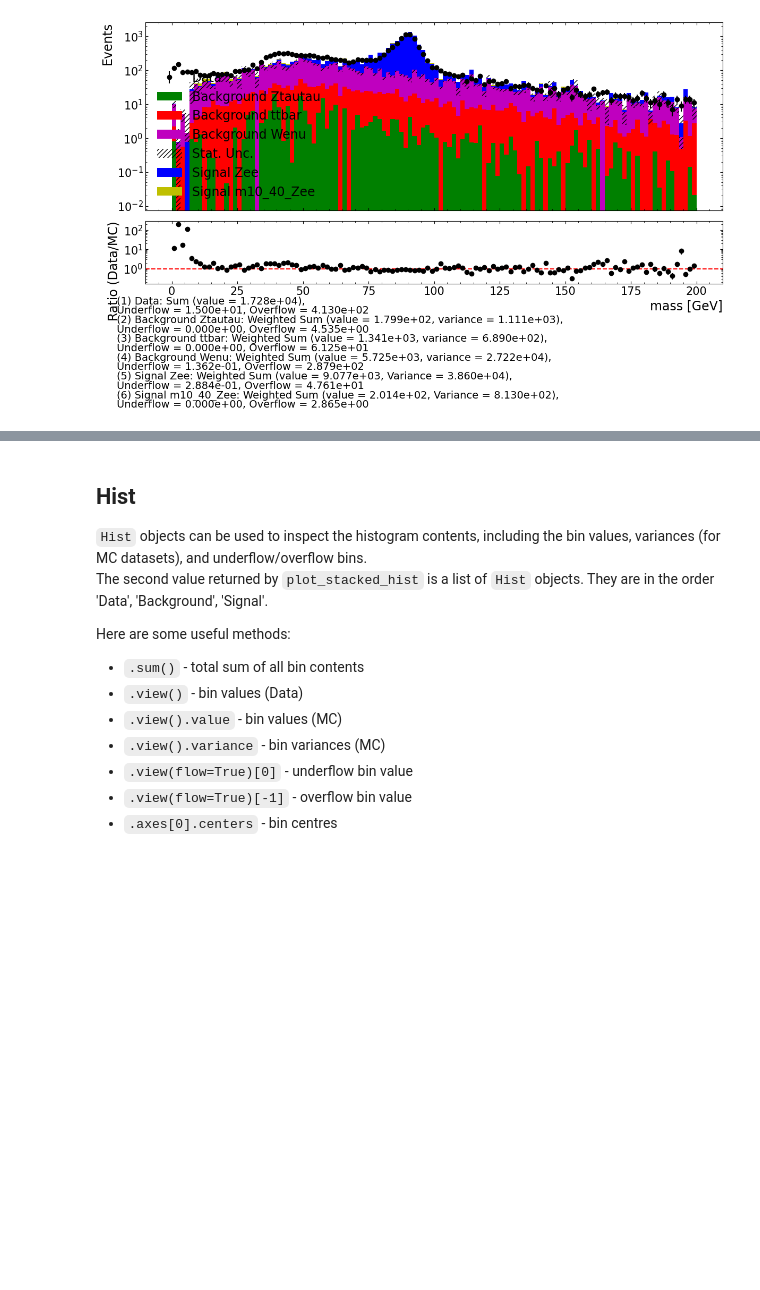
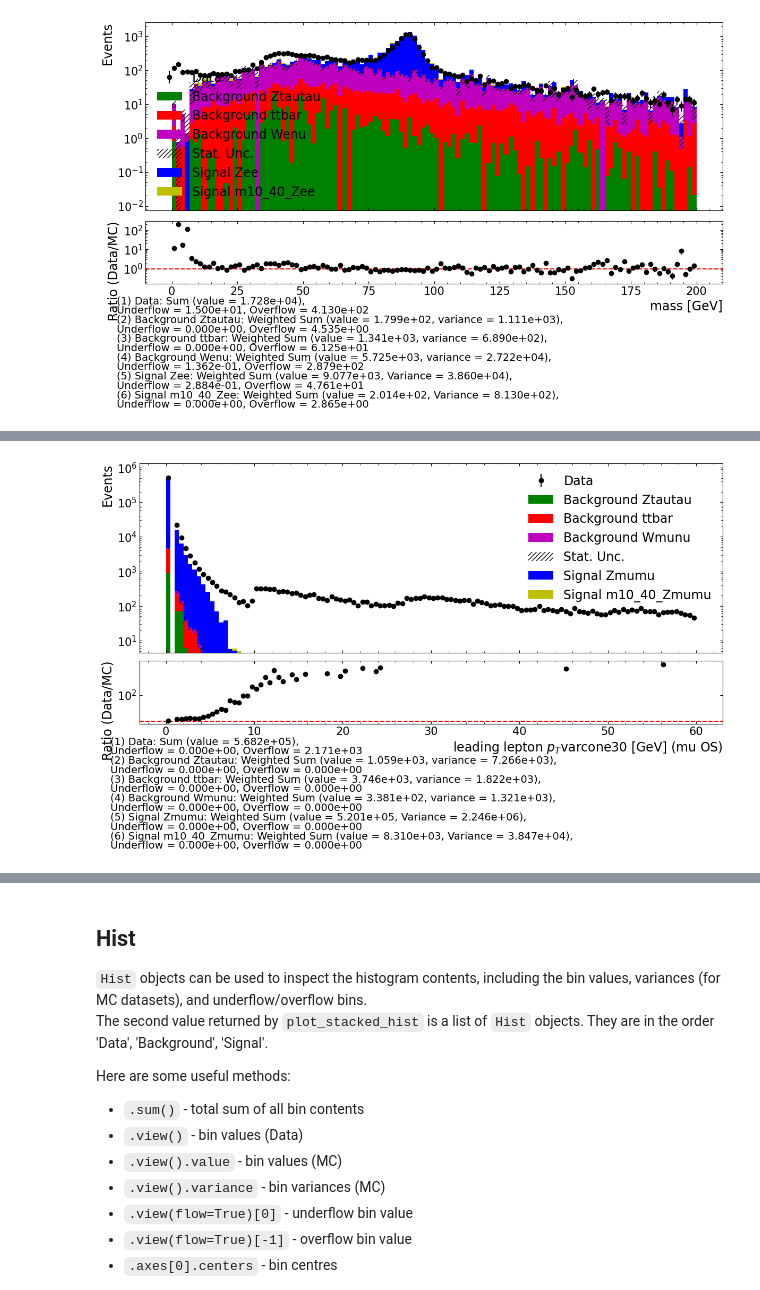
Before and after one commit to CanonicaliTY/ATLAS-Higgs-ZW, a Jupyter notebook: Analysis code/my-ATLAS-code/ATLAS-parquet/DilepLabNotebook.ipynb, the cells around one changed output, grey strips where cells are left out. Cells and saved outputs as stored; diff of their text form; code cells hidden in the pictures; blank space fills up the shorter version.

Commit message:
update ptcone plots

```diff
--- a/Analysis code/my-ATLAS-code/ATLAS-parquet/DilepLabNotebook.ipynb
+++ b/Analysis code/my-ATLAS-code/ATLAS-parquet/DilepLabNotebook.ipynb
@@ -740,0 +653,93 @@ Elapsed time = 0.2s
+# %%
+# =========================
+# Plot pT cone (lep_ptvarcone30) distributions for muon+electron, OS+SS
+# =========================
+
+# 0) We will read one extra variable: lep_ptvarcone30 (track isolation)
+cone_var = ['lep_ptvarcone30']
+
+# Make sure read variable lists include lep_ptvarcone30
+mu_read_variables_cone = validate_read_variables(string_code_list, list(read_variables) + cone_var)
+ee_read_variables_cone = validate_read_variables(electron_string_code_list, list(electron_read_variables) + cone_var)
+
+# 1) Re-run analysis_parquet so the returned data actually contains lep_ptvarcone30
+#    (cut functions can stay the same as you already defined: cut_muOppositeSign, cut_muSameSign, etc.)
+ptcone_mu_OS = analysis_parquet(mu_read_variables_cone, string_code_list, fraction=fraction, cut_function=cut_muOppositeSign)
+ptcone_mu_SS = analysis_parquet(mu_read_variables_cone, string_code_list, fraction=fraction, cut_function=cut_muSameSign)
+
+ptcone_ee_OS = analysis_parquet(ee_read_variables_cone, electron_string_code_list, fraction=fraction, cut_function=cut_eeOppositeSign)
+ptcone_ee_SS = analysis_parquet(ee_read_variables_cone, electron_string_code_list, fraction=fraction, cut_function=cut_eeSameSign)
+
+# 2) Build the correct key suffix from fraction (e.g. 0.02 -> "0_02")
+frac_key = f"{fraction:.2f}".replace(".", "_")
+
+# 3) plot_dicts (same structure as your pT/mass plots)
+plot_dict_mu_OS_cone = {
+    'Data' : ptcone_mu_OS[f'2to4lep_{frac_key}'],
+    'Signal Zmumu' : ptcone_mu_OS.get(f'Zmumu_{frac_key}'),
+    'Signal m10_40_Zmumu' : ptcone_mu_OS.get(f'm10_40_Zmumu_{frac_key}'),
+    'Background Ztautau' : ptcone_mu_OS.get(f'Ztautau_{frac_key}'),
+    'Background ttbar' : ptcone_mu_OS.get(f'ttbar_{frac_key}'),
+    'Background Wmunu' : ptcone_mu_OS.get(f'Wmunu_{frac_key}'),
+}
+
+plot_dict_mu_SS_cone = {
+    'Data' : ptcone_mu_SS[f'2to4lep_{frac_key}'],
+    'Signal Zmumu' : ptcone_mu_SS.get(f'Zmumu_{frac_key}'),
+    'Signal m10_40_Zmumu' : ptcone_mu_SS.get(f'm10_40_Zmumu_{frac_key}'),
+    'Background Ztautau' : ptcone_mu_SS.get(f'Ztautau_{frac_key}'),
+    'Background ttbar' : ptcone_mu_SS.get(f'ttbar_{frac_key}'),
+    'Background Wmunu' : ptcone_mu_SS.get(f'Wmunu_{frac_key}'),
+}
+
+plot_dict_ee_OS_cone = {
+    'Data' : ptcone_ee_OS[f'2to4lep_{frac_key}'],
+    'Signal Zee' : ptcone_ee_OS.get(f'Zee_{frac_key}'),
+    'Signal m10_40_Zee' : ptcone_ee_OS.get(f'm10_40_Zee_{frac_key}'),
+    'Background Ztautau' : ptcone_ee_OS.get(f'Ztautau_{frac_key}'),
+    'Background ttbar' : ptcone_ee_OS.get(f'ttbar_{frac_key}'),
+    'Background Wenu' : ptcone_ee_OS.get(f'Wenu_{frac_key}'),
+}
+
+plot_dict_ee_SS_cone = {
+    'Data' : ptcone_ee_SS[f'2to4lep_{frac_key}'],
+    'Signal Zee' : ptcone_ee_SS.get(f'Zee_{frac_key}'),
+    'Signal m10_40_Zee' : ptcone_ee_SS.get(f'm10_40_Zee_{frac_key}'),
+    'Background Ztautau' : ptcone_ee_SS.get(f'Ztautau_{frac_key}'),
+    'Background ttbar' : ptcone_ee_SS.get(f'ttbar_{frac_key}'),
+    'Background Wenu' : ptcone_ee_SS.get(f'Wenu_{frac_key}'),
+}
+
+# 4) Plot settings
+color_list = ['k','b','y','g','r','m']
+
+# leading lepton ptcone
+plot_variable = 'lep_ptvarcone30[0]'   # change to [1] for subleading
+xmin, xmax = 0, 60
+num_bins = 120
+
+# 5) Make the plots in a nice sequence
+x_label = r'leading lepton $p_T$varcone30 [GeV]'
+
+# muon OS
+fig_mu_os_cone, _ = plot_stacked_hist(plot_dict_mu_OS_cone, plot_variable, color_list,
+                                      num_bins, xmin, xmax, x_label + " (mu OS)",
+                                      logy=True, show_text=True, residual_plot=True, save_fig=False)
+
+# muon SS
+fig_mu_ss_cone, _ = plot_stacked_hist(plot_dict_mu_SS_cone, plot_variable, color_list,
+                                      num_bins, xmin, xmax, x_label + " (mu SS)",
+                                      logy=True, show_text=True, residual_plot=True, save_fig=False)
+
+# electron OS
+fig_ee_os_cone, _ = plot_stacked_hist(plot_dict_ee_OS_cone, plot_variable, color_list,
+                                      num_bins, xmin, xmax, x_label + " (e OS)",
+                                      logy=True, show_text=True, residual_plot=True, save_fig=False)
+
+# electron SS
+fig_ee_ss_cone, _ = plot_stacked_hist(plot_dict_ee_SS_cone, plot_variable, color_list,
+                                      num_bins, xmin, xmax, x_label + " (e SS)",
+                                      logy=True, show_text=True, residual_plot=True, save_fig=False)
+
+# Tip: if everything is squashed near 0, try xmax=20 or switch logy=False for a closer look.
+# %% [output]
@@ -740,0 +763 @@ Elapsed time = 0.2s
+[figure, added]
```
Also changed, not shown: parts of 4 cells of this notebook.
